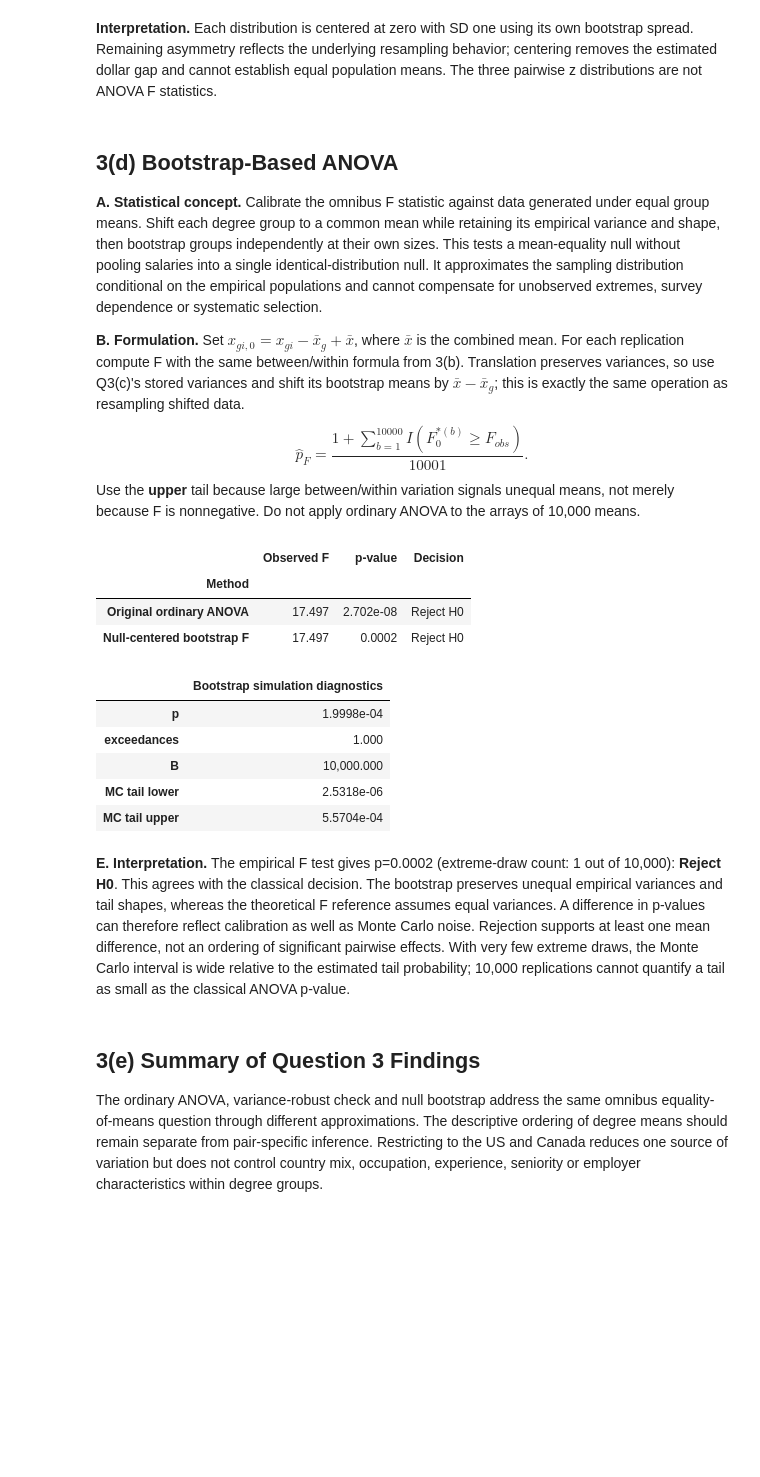
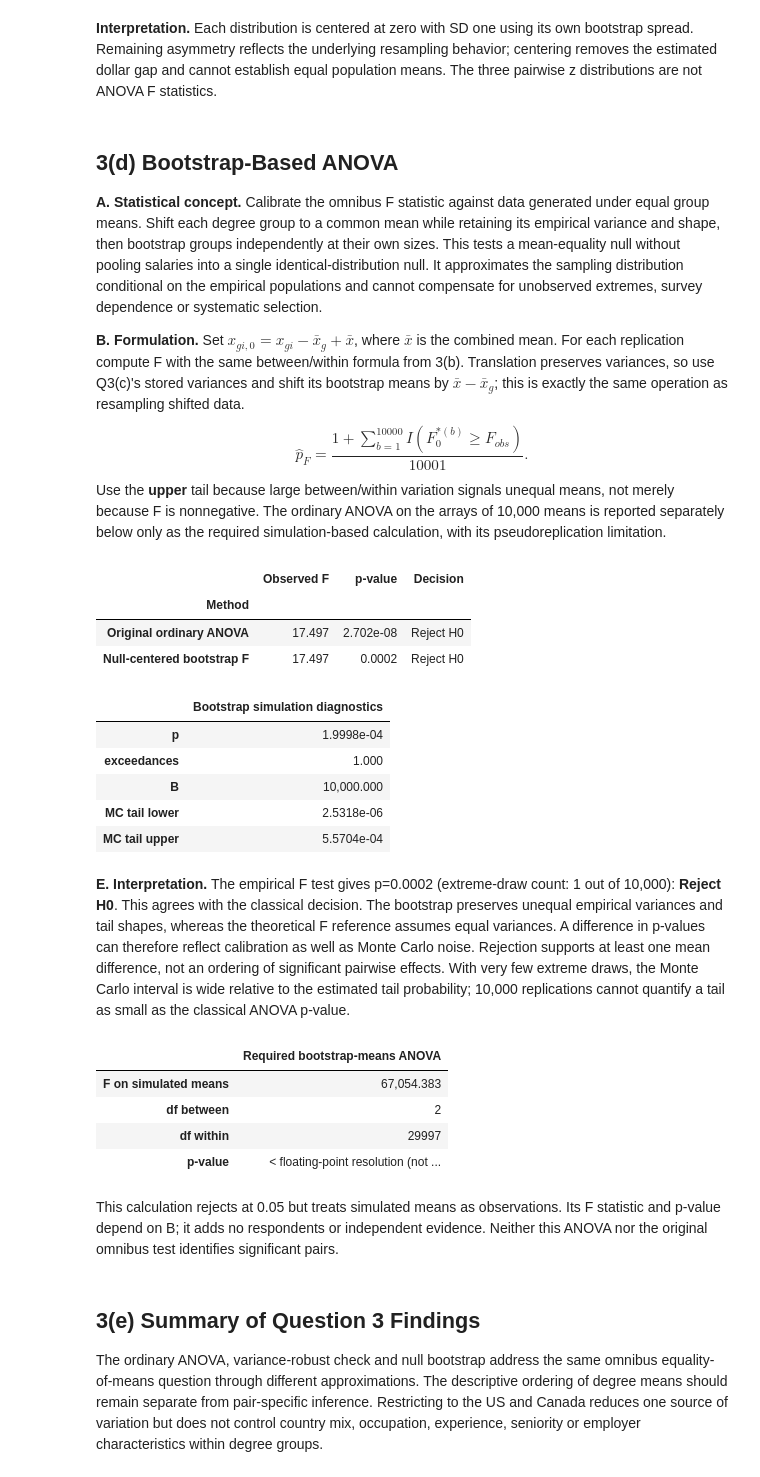
Before and after one commit to jcpeinado/salary_analysis_stackoverflow_data, a Jupyter notebook: notebooks/peinado_1012953314_assignment1.ipynb, the cells around one changed output. Saved outputs shown, nothing was run; the diff lists cells and outputs as text; code cells hidden in the pictures; blank space fills up the shorter version.

```diff
--- a/notebooks/peinado_1012953314_assignment1.ipynb
+++ b/notebooks/peinado_1012953314_assignment1.ipynb
@@ -1168,7 +1187,7 @@ Translation preserves variances, so use Q3(c)'s stored variances and shift its b
 means by $\bar{x}-\bar{x}_g$; this is exactly the same operation as resampling shifted data.
 $$\widehat p_F=\frac{1+\sum_{b=1}^{10000}I(F_0^{*(b)}\ge F_{obs})}{10001}.$$
 Use the **upper** tail because large between/within variation signals unequal means,
-not merely because F is nonnegative. Do not apply ordinary ANOVA to the arrays of 10,000 means.
+not merely because F is nonnegative. The ordinary ANOVA on the arrays of 10,000 means is reported separately below only as the required simulation-based calculation, with its pseudoreplication limitation.
 # %%
 education_null_groups = {label: x-x.mean()+grand_mean for label, x in education_groups.items()}
 np.testing.assert_allclose([x.mean() for x in education_null_groups.values()], grand_mean, rtol=1e-12)
@@ -1181,33 +1200,47 @@ q3_boot_test = empirical_test(null_f, anova.statistic)
 q3_mean_tests = pd.DataFrame({
     'Method': ['Original ordinary ANOVA', 'Null-centered bootstrap F'],
     'Observed F': [anova.statistic, anova.statistic],
     'p-value': [ptext(anova.pvalue), ptext(q3_boot_test['p'])],
     'Decision': [decision(anova.pvalue), decision(q3_boot_test['p'])]
 }).set_index('Method')
 display(q3_mean_tests)
 display(pd.Series(q3_boot_test).to_frame('Bootstrap simulation diagnostics'))
 narrative(f'**E. Interpretation.** The empirical F test gives p={ptext(q3_boot_test["p"])} '
           f'(extreme-draw count: {q3_boot_test["exceedances"]:,} out of {B:,}): '
           f'**{decision(q3_boot_test["p"])}**. This '
           f'{"agrees" if (q3_boot_test["p"] < ALPHA)==(anova.pvalue < ALPHA) else "disagrees"} '
           'with the classical decision. The bootstrap preserves unequal empirical variances '
           'and tail shapes, whereas the theoretical F reference assumes equal variances. '
           'A difference in p-values can therefore reflect calibration as well as Monte Carlo noise. '
           'Rejection supports at least one mean difference, not an ordering of significant pairwise effects. '
           'With very few extreme draws, the Monte Carlo interval is wide relative to the estimated '
           'tail probability; 10,000 replications cannot quantify a tail as small as the classical ANOVA p-value.')
+
+bootstrap_means_anova = stats.f_oneway(*(education_boot[label]['mean'] for label in education_labels))
+display(pd.Series({'F on simulated means': bootstrap_means_anova.statistic,
+                   'df between': 2, 'df within': 3*B-3,
+                   'p-value': ptext(bootstrap_means_anova.pvalue)}).to_frame('Required bootstrap-means ANOVA'))
+narrative('This calculation rejects at 0.05 but treats simulated means as observations. '
+          'Its F statistic and p-value depend on B; it adds no respondents or independent evidence. '
+          'Neither this ANOVA nor the original omnibus test identifies significant pairs.')
 # %% [output]
 |  | Observed F | p-value | Decision |
 | Method |  |  |  |
 | Original ordinary ANOVA | 17.497 | 2.702e-08 | Reject H0 |
 | Null-centered bootstrap F | 17.497 | 0.0002 | Reject H0 |
 |  | Bootstrap simulation diagnostics |
 | p | 1.9998e-04 |
 | exceedances | 1.000 |
 | B | 10,000.000 |
 | MC tail lower | 2.5318e-06 |
 | MC tail upper | 5.5704e-04 |
 **E. Interpretation.** The empirical F test gives p=0.0002 (extreme-draw count: 1 out of 10,000): **Reject H0**. This agrees with the classical decision. The bootstrap preserves unequal empirical variances and tail shapes, whereas the theoretical F reference assumes equal variances. A difference in p-values can therefore reflect calibration as well as Monte Carlo noise. Rejection supports at least one mean difference, not an ordering of significant pairwise effects. With very few extreme draws, the Monte Carlo interval is wide relative to the estimated tail probability; 10,000 replications cannot quantify a tail as small as the classical ANOVA p-value.
+|  | Required bootstrap-means ANOVA |
+| F on simulated means | 67,054.383 |
+| df between | 2 |
+| df within | 29997 |
+| p-value | < floating-point resolution (not ... |
+This calculation rejects at 0.05 but treats simulated means as observations. Its F statistic and p-value depend on B; it adds no respondents or independent evidence. Neither this ANOVA nor the original omnibus test identifies significant pairs.
 # %% [markdown]
 ## 3(e) Summary of Question 3 Findings
 The ordinary ANOVA, variance-robust check and null bootstrap address the same omnibus
```
Also changed, not shown: parts of 5 cells of this notebook, 5 other files.
